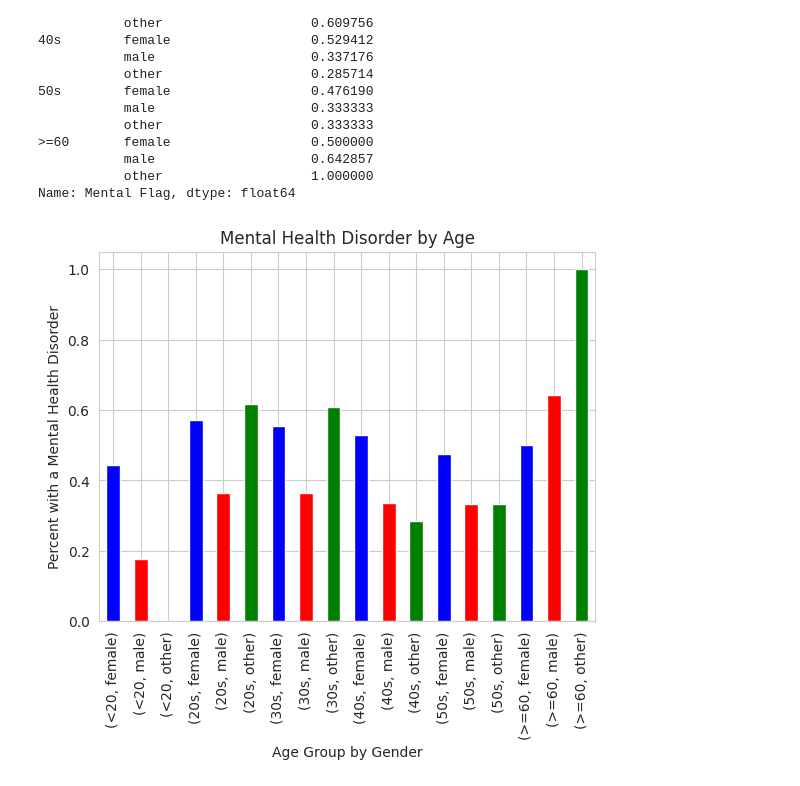
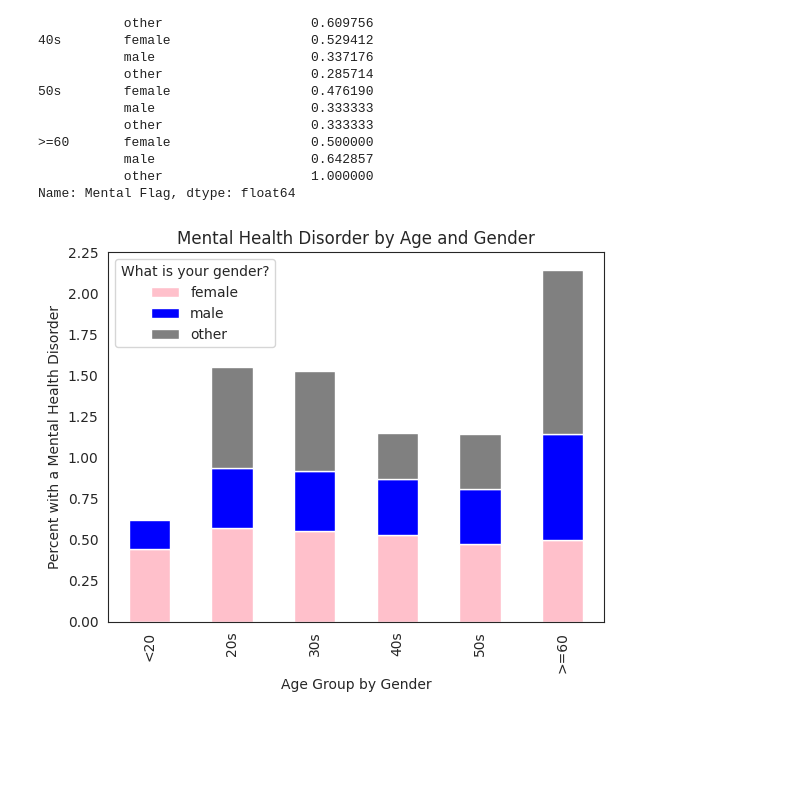
Before and after one commit to twpotts/team4project1, a Jupyter notebook: Team4Project1.ipynb, the cells around one changed output. Drawn from its saved outputs; the diff is of its cells as text; code cells hidden in the pictures; blank space fills up the shorter version.

```diff
--- a/Team4Project1.ipynb
+++ b/Team4Project1.ipynb
@@ -291,4 +274,6 @@ plt.show()
 # %%
+# Mental health by org size
+
 import matplotlib.pyplot as plt
 
 # Get and sort the different org sizes
@@ -317,6 +302,7 @@ for size in org_sizes:
 
 # Create the bar chart, color it, and make widths reflect sample size
 plt.figure(figsize=(10, 6))
+sns.set_style("white")
 bar_colors = sns.color_palette(palette="cubehelix", n_colors=len(org_sizes))
 bar_width = 0.8
 bar_widths = [bar_width * count / max(total_counts) for count in total_counts]
@@ -325,12 +311,19 @@ bars = plt.bar(x=org_sizes, height=percentages, width=bar_widths, color=bar_colo
 # Plot overall average as red dash line
 total_disorder = len(df[df["Do you currently have a mental health disorder?"] == "yes"])
 pct_disorder = total_disorder / len(df) * 100
-plt.axhline(y=pct_disorder, color='r', linestyle='--', linewidth=0.5)
+plt.axhline(y=pct_disorder, color='grey', linestyle='--', linewidth=0.5)
 x_min, x_max = plt.xlim()
 x_pos = x_max - (x_max - x_min) * 0.85
 y_pos = pct_disorder * 1.05
 line_text = f"{round(pct_disorder,1)}% ({sum(total_counts)})"
-plt.text(x=x_pos, y=y_pos, s=line_text, color='r', ha='right', va='center')
+plt.text(x=x_pos, y=y_pos, s=line_text, color='grey', ha='right', va='center')
+
+# Add a trendline
+org_size_positions = np.arange(len(org_sizes))
+slope, intercept = np.polyfit(org_size_positions, percentages, 1)
+trendline_x = np.linspace(min(org_size_positions), max(org_size_positions), 100)
+trendline_y = slope * trendline_x + intercept
+plt.plot(trendline_x, trendline_y, color='red', linestyle='--', linewidth=1)
 
 # Add data labels to top of bars
 for i in range(len(bars)):
@@ -346,11 +339,11 @@ for i in range(len(bars)):
     )
 
 # Add titles and style
-#plt.yticks[range(0, 60, 10)]
+plt.yticks(range(0, 61, 10))
 plt.xlabel("Organization Size")
 plt.ylabel("Percentage with Mental Health Disorder")
-plt.title("Percentage of Tech Workers with Mental Health Disorder by Organization Size")
-sns.set_style("whitegrid")
+plt.title("Mental Health Disorder Frequency Increases Linearly with Organization Size")
+
 
 # Show it
 plt.show()
@@ -576,11 +566,14 @@ Age Group  What is your gender?
 Name: Mental Flag, dtype: float64
 # %%
 from itertools import cycle, islice
-my_colors = list(islice(cycle(['b', 'r', 'g']), None, len(df)))
-df_bar.plot(kind="bar", stacked = True, color=my_colors)
+import matplotlib.pyplot as plt
+color_palette = {'male': 'blue', 'female': 'pink', 'other': 'grey'}
+df_bar = df.groupby(["Age Group", "What is your gender?"])["Mental Flag"].sum() / df.groupby(["Age Group", "What is your gender?"])["Mental Flag"].count()
+colors = [color_palette[g] for g in df_bar.index.get_level_values(1)]
+df_bar.unstack().plot(kind="bar", stacked=True, color=colors)
 plt.xlabel("Age Group by Gender")
 plt.ylabel("Percent with a Mental Health Disorder")
-plt.title("Mental Health Disorder by Age")
+plt.title("Mental Health Disorder by Age and Gender")
 plt.show()
 # %% [output]
-[figure, old version]
+[figure, new version]
```
Also changed, not shown: parts of 12 cells of this notebook.
